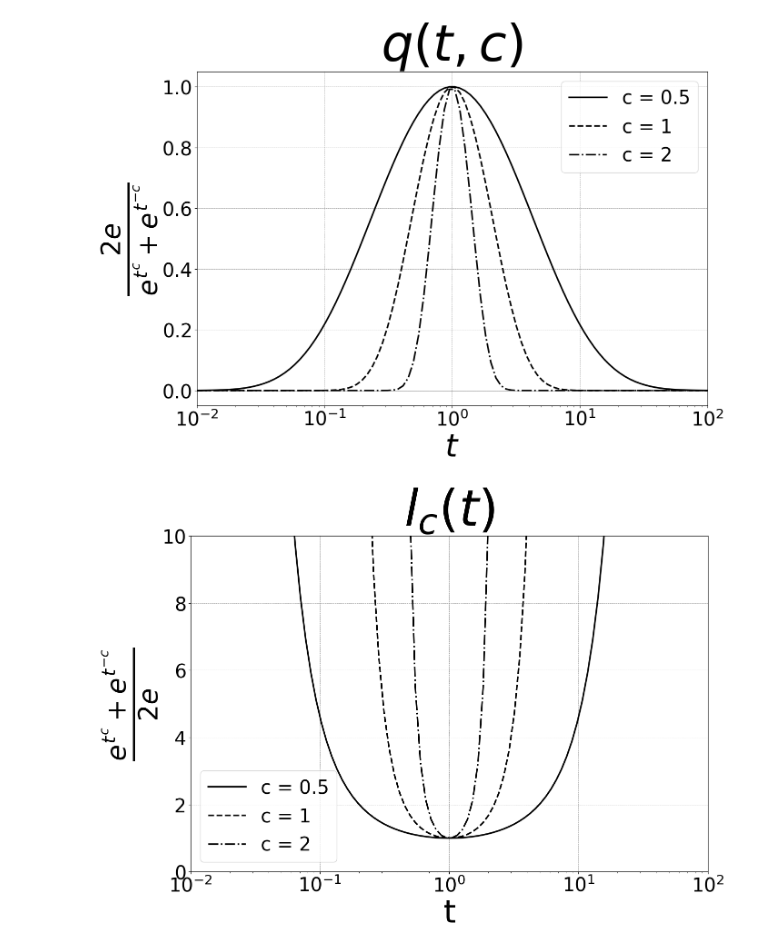
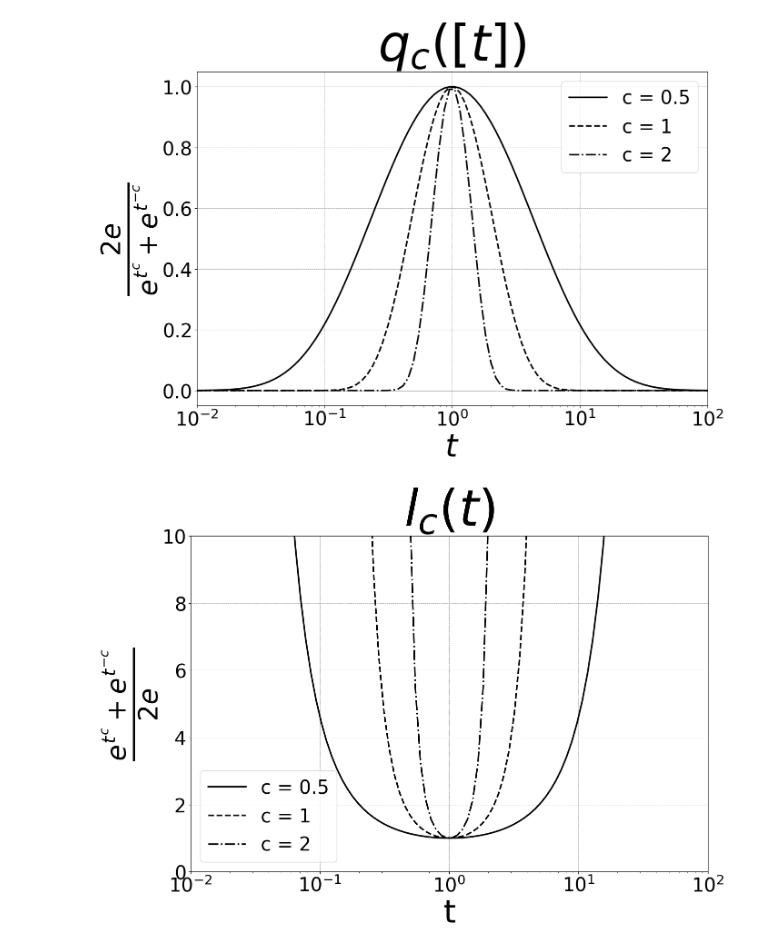
Before and after one commit to sjkoelle/isometry-pursuit, a Jupyter notebook: experiments/Figure1.ipynb, the cells around one changed output. Cells and saved outputs as stored; diff of their text form; code cells hidden in the pictures.

```diff
--- a/experiments/Figure1.ipynb
+++ b/experiments/Figure1.ipynb
@@ -32,7 +32,7 @@ for i, power in enumerate(powers):
 ax.axhline(0, color='black', linewidth=0.5)
 ax.axvline(0, color='black', linewidth=0.5)
 ax.grid(color='gray', linestyle='--', linewidth=0.5)
-ax.set_title(r'$q(t,c)$', fontsize=80)
+ax.set_title(r'$q_c([t])$', fontsize=80)
 ax.set_ylabel(r'$\frac{2e}{e^{t^c} + e^{t^{-c}}}$', fontsize=60)  # log concave
 ax.set_xlabel(r'$t$', fontsize=50)
 ax.set_xscale('log')
@@ -58,33 +58,33 @@ ax.set_ylabel(r'$\frac{e^{t^c} + e^{t^{-c}}}{2e}$', fontsize=60)  # log concave
 ax.set_xlabel('t', fontsize=50)
 ax.set_xscale('log')
 ax.set_xlim(1e-2, 1e2)
 ax.tick_params(labelsize=30)  # Increased tick label size
 ax.legend(fontsize=30)
 fig.show()
 plt.tight_layout()  # Ensure labels fit within the figure
 
 fig.savefig('../figures/Figure_1a_bw')
 
 # Plot the function - Loss
 fig, ax = plt.subplots(1, 1, figsize=(14,10))
 for i, power in enumerate(powers):
     ax.plot(matrix_values, basis_pursuit_losses[i], label=f'c = {power}', color='black', linewidth=2.5, linestyle=line_styles[i])
 
 ax.axhline(0, color='black', linewidth=0.5)
 ax.axvline(0, color='black', linewidth=0.5)
 ax.grid(color='gray', linestyle='--', linewidth=0.5)
 ax.set_title(r"$\|\beta\|_{1,2} \; : \; 1 = w([[t]], c) \beta$", fontsize=80)
 ax.set_ylim(0, 10)
 ax.set_ylabel(r'$\frac{e^{t^c} + e^{t^{-c}}}{2e}$', fontsize=60)  # log concave
 ax.set_xlabel('t', fontsize=50)
 ax.set_xscale('log')
 ax.set_xlim(1e-2, 1e2)
 ax.tick_params(labelsize=30)  # Increased tick label size
 ax.legend(fontsize=30)
 fig.show()
 plt.tight_layout()  # Ensure labels fit within the figure
 fig.savefig('../figures/Figure_1c_bw')
 # %% [output]
-[figure, old version]
+[figure, new version]
 [figure]
 [figure]
```
Also changed, not shown: 13 other files.
